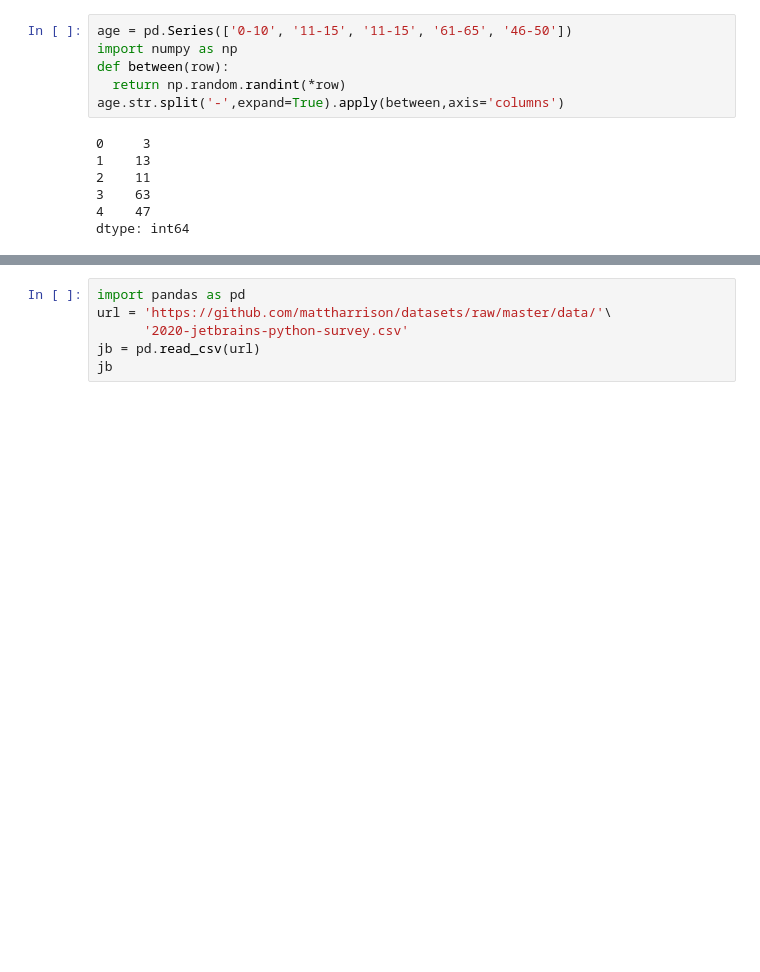
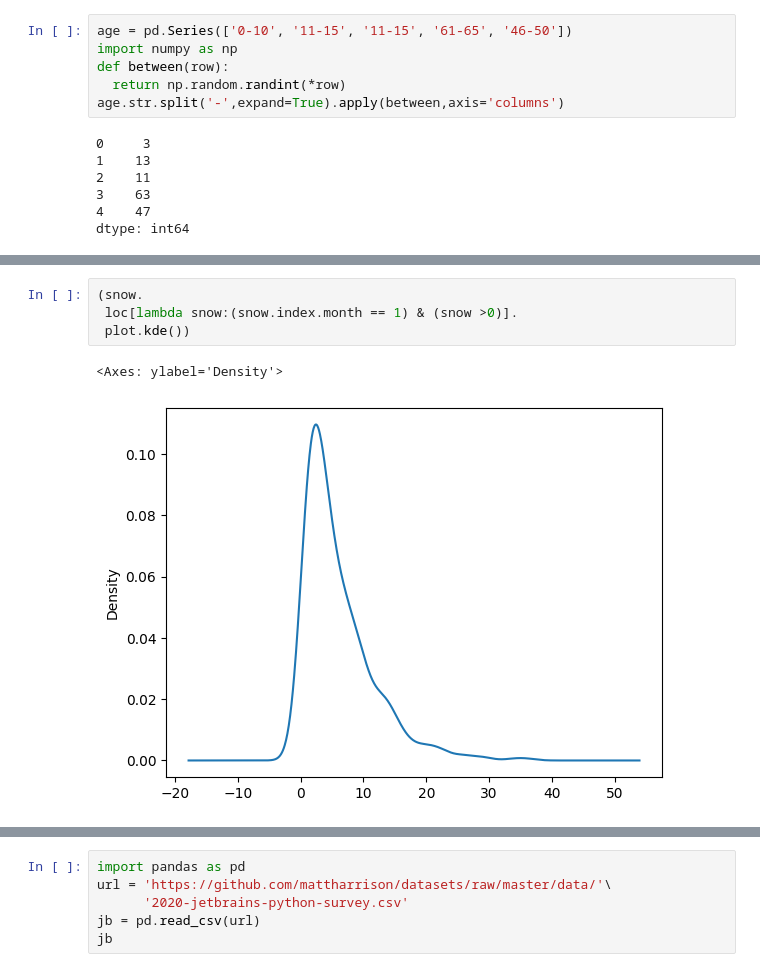
Before and after one commit to vin136/Machine-Learning-Interview-Questions, a Jupyter notebook: pandas_workbook.ipynb, the cells around one changed output, grey strips where cells are left out. Cells and saved outputs as stored; diff of their text form; blank space fills up the shorter version.

```diff
--- a/pandas_workbook.ipynb
+++ b/pandas_workbook.ipynb
@@ -103,0 +566,7 @@ dtype: int64
+# %%
+(snow.
+ loc[lambda snow:(snow.index.month == 1) & (snow >0)].
+ plot.kde())
+# %% [output]
+<Axes: ylabel='Density'>
+[figure, added]
```
Also changed, not shown: parts of 79 cells of this notebook.
